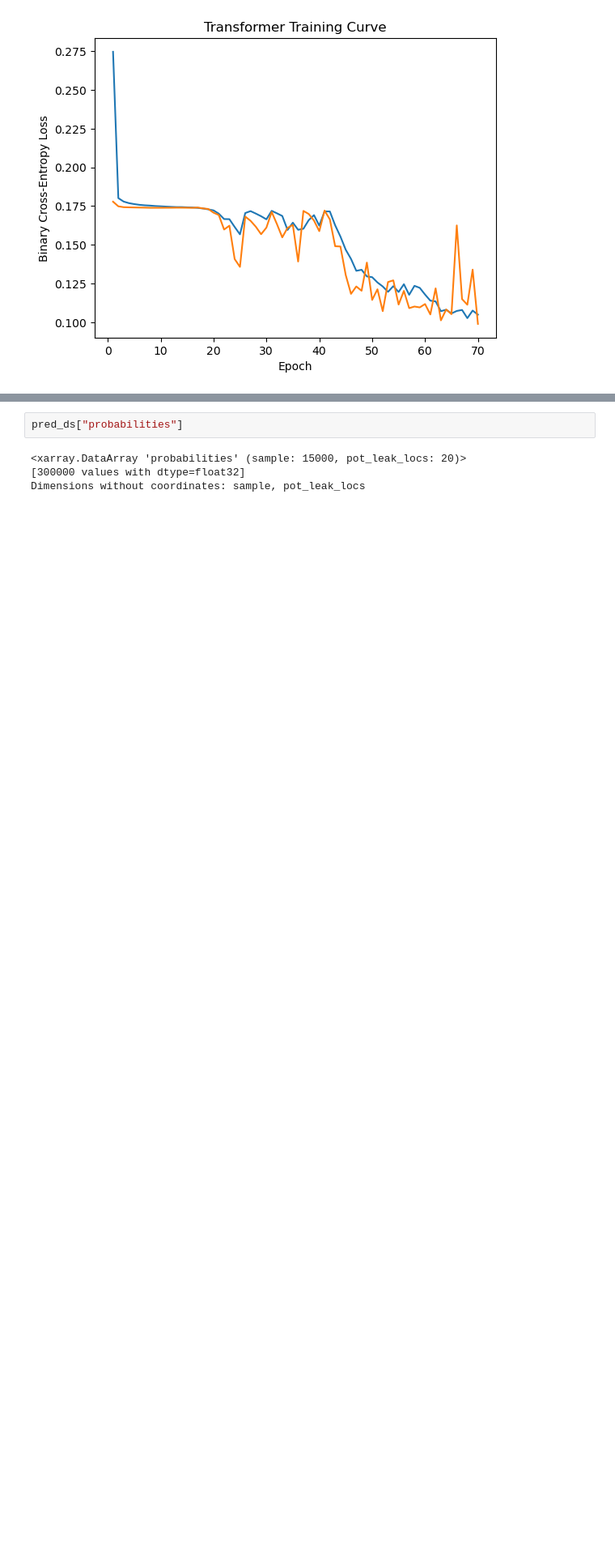
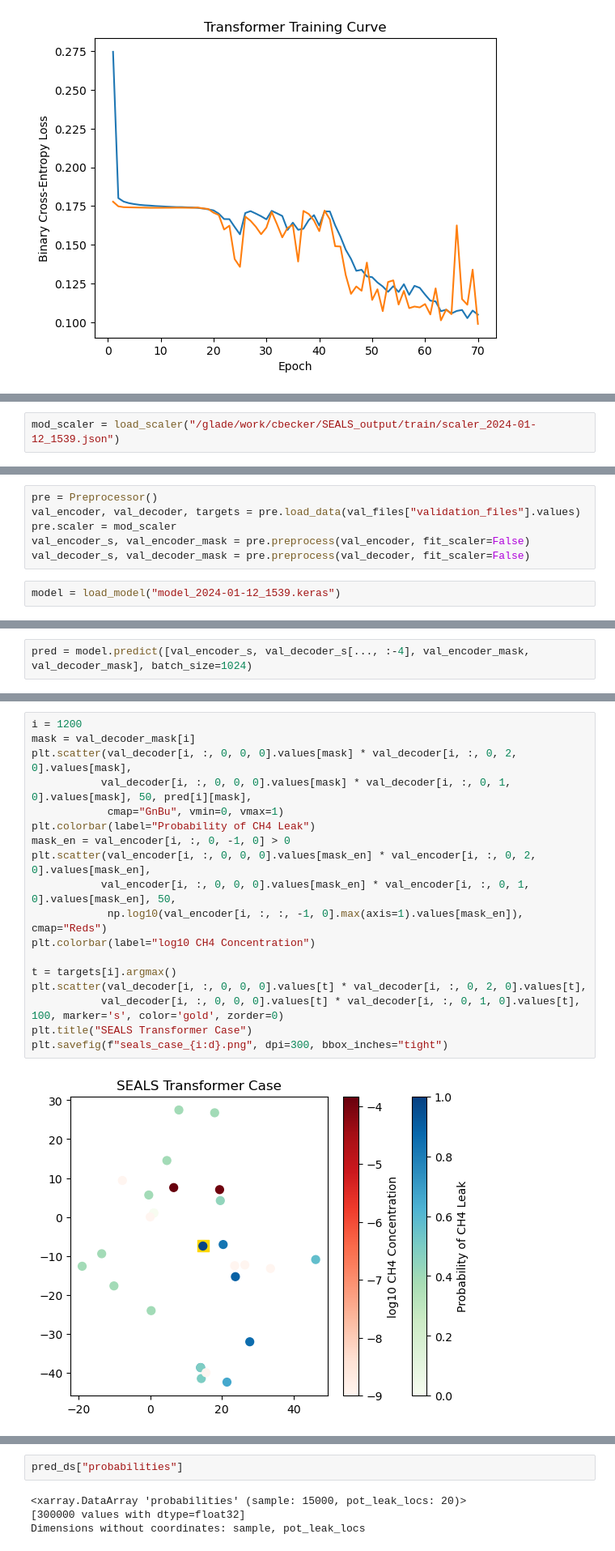
Before and after one commit to NCAR/seals-ml, a Jupyter notebook: notebooks/seals_validation_case_plots.ipynb, the cells around one changed output, grey strips where cells are left out. Shown at 81% size. Saved outputs shown, nothing was run; the diff lists cells and outputs as text; blank space fills up the shorter version.

```diff
--- a/notebooks/seals_validation_case_plots.ipynb
+++ b/notebooks/seals_validation_case_plots.ipynb
@@ -379,0 +477,2 @@ pred_ds = xr.open_dataset("/glade/derecho/scratch/dgagne/SEALS_output/train_2023
+# %%
+mod_scaler = load_scaler("/glade/work/cbecker/SEALS_output/train/scaler_2024-01-12_1539.json")
@@ -379,0 +485,8 @@ pred_ds = xr.open_dataset("/glade/derecho/scratch/dgagne/SEALS_output/train_2023
+# %%
+pre = Preprocessor()
+val_encoder, val_decoder, targets = pre.load_data(val_files["validation_files"].values)
+pre.scaler = mod_scaler
+val_encoder_s, val_encoder_mask = pre.preprocess(val_encoder, fit_scaler=False)
+val_decoder_s, val_decoder_mask = pre.preprocess(val_decoder, fit_scaler=False)
+# %%
+model = load_model("model_2024-01-12_1539.keras")
@@ -379,0 +495,2 @@ pred_ds = xr.open_dataset("/glade/derecho/scratch/dgagne/SEALS_output/train_2023
+# %%
+pred = model.predict([val_encoder_s, val_decoder_s[..., :-4], val_encoder_mask, val_decoder_mask], batch_size=1024)
@@ -379,0 +508,20 @@ pred_ds = xr.open_dataset("/glade/derecho/scratch/dgagne/SEALS_output/train_2023
+# %%
+i = 1200
+mask = val_decoder_mask[i]
+plt.scatter(val_decoder[i, :, 0, 0, 0].values[mask] * val_decoder[i, :, 0, 2, 0].values[mask],
+           val_decoder[i, :, 0, 0, 0].values[mask] * val_decoder[i, :, 0, 1, 0].values[mask], 50, pred[i][mask],
+            cmap="GnBu", vmin=0, vmax=1)
+plt.colorbar(label="Probability of CH4 Leak")
+mask_en = val_encoder[i, :, 0, -1, 0] > 0
+plt.scatter(val_encoder[i, :, 0, 0, 0].values[mask_en] * val_encoder[i, :, 0, 2, 0].values[mask_en],
+           val_encoder[i, :, 0, 0, 0].values[mask_en] * val_encoder[i, :, 0, 1, 0].values[mask_en], 50,
+            np.log10(val_encoder[i, :, :, -1, 0].max(axis=1).values[mask_en]), cmap="Reds")
+plt.colorbar(label="log10 CH4 Concentration")
+
+t = targets[i].argmax()
+plt.scatter(val_decoder[i, :, 0, 0, 0].values[t] * val_decoder[i, :, 0, 2, 0].values[t],
+           val_decoder[i, :, 0, 0, 0].values[t] * val_decoder[i, :, 0, 1, 0].values[t], 100, marker='s', color='gold', zorder=0)
+plt.title("SEALS Transformer Case")
+plt.savefig(f"seals_case_{i:d}.png", dpi=300, bbox_inches="tight")
+# %% [output]
+[figure, added]
```
Also changed, not shown: parts of 46 cells of this notebook.
